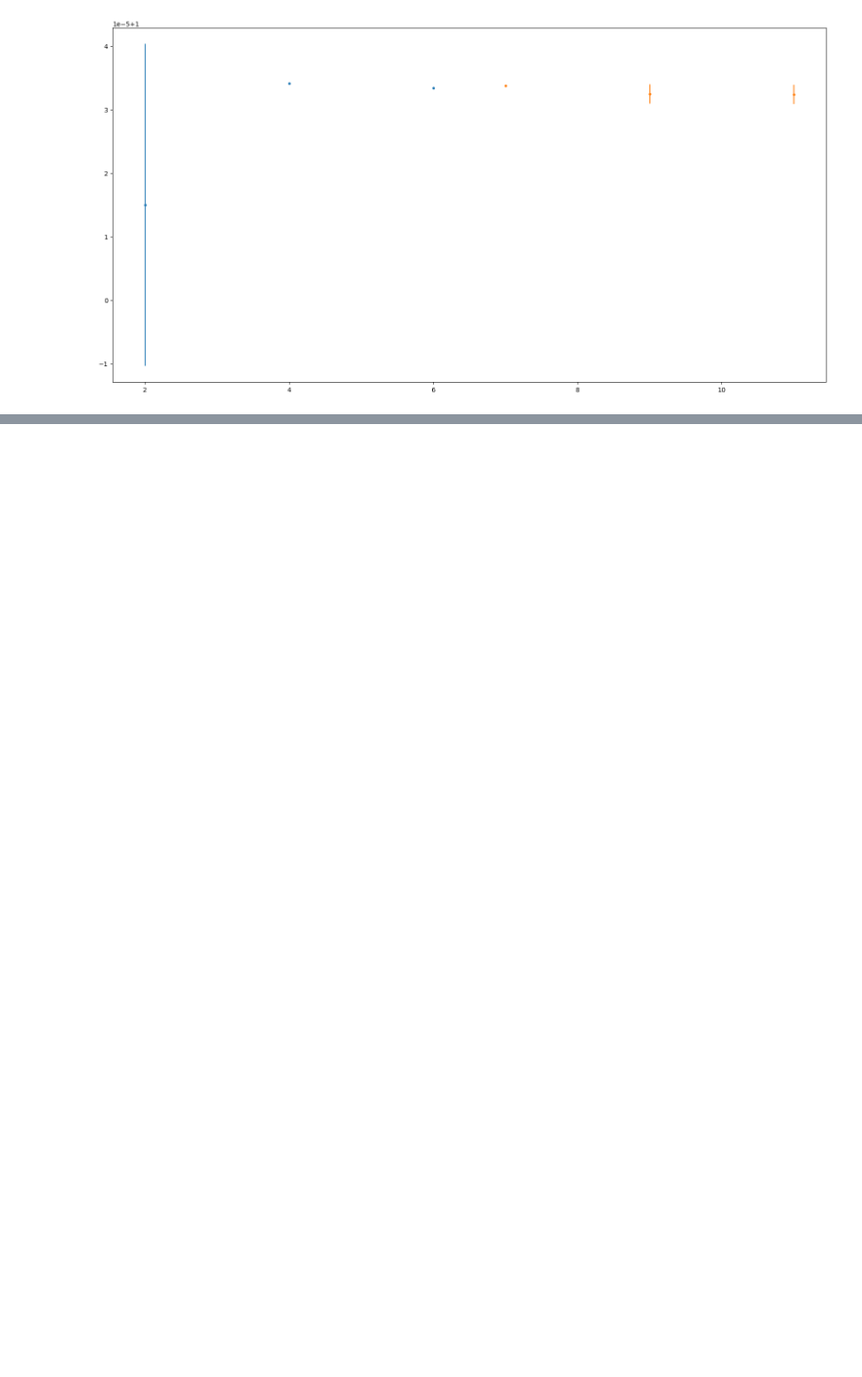
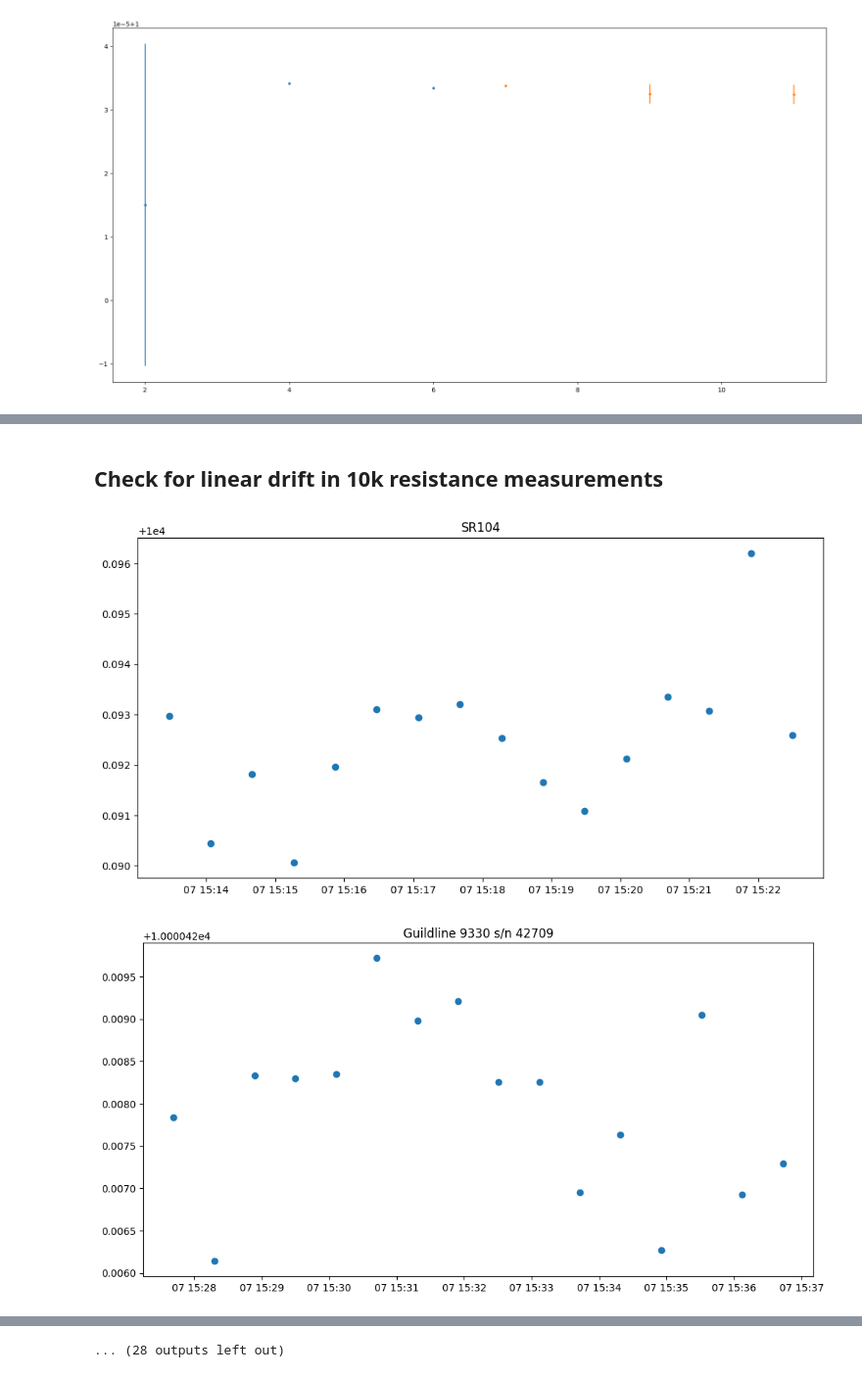
Before and after one commit to alson/metrology-data-analysis, a Jupyter notebook: Resistance transfers.ipynb, the cells around one changed output, grey strips where cells are left out. Shown at 98% size. Drawn from its saved outputs; the diff is of its cells as text; code cells hidden in the pictures; blank space fills up the shorter version.

```diff
--- a/Resistance transfers.ipynb
+++ b/Resistance transfers.ipynb
@@ -385,0 +474,15 @@ for dut_setting in gl9330_10k_42709[('dut_setting', 'last')].unique():
+# %% [markdown]
+## Check for linear drift in 10k resistance measurements
+# %%
+plt.rcParams["figure.figsize"] = (12,6)
+
+transfer_ks3458a_res_grouped = add_dut_and_setting_group(transfer_ks3458a_res)
+for group in transfer_ks3458a_res_grouped.group.unique():
+    data = transfer_ks3458a_res_grouped[transfer_ks3458a_res_grouped.group == group]
+    plt.scatter(x=data.index, y=data.ag3458a_2_ohm, label=group)
+    plt.title(data.dut[0])
+    plt.show()
+plt.rcParams["figure.figsize"] = (20,10)
+# %% [output]
+[figure, added]
+[figure, added]
@@ -385,0 +499 @@ for dut_setting in gl9330_10k_42709[('dut_setting', 'last')].unique():
+... (28 outputs left out)
```
Also changed, not shown: parts of 15 cells of this notebook, 2 other files.
